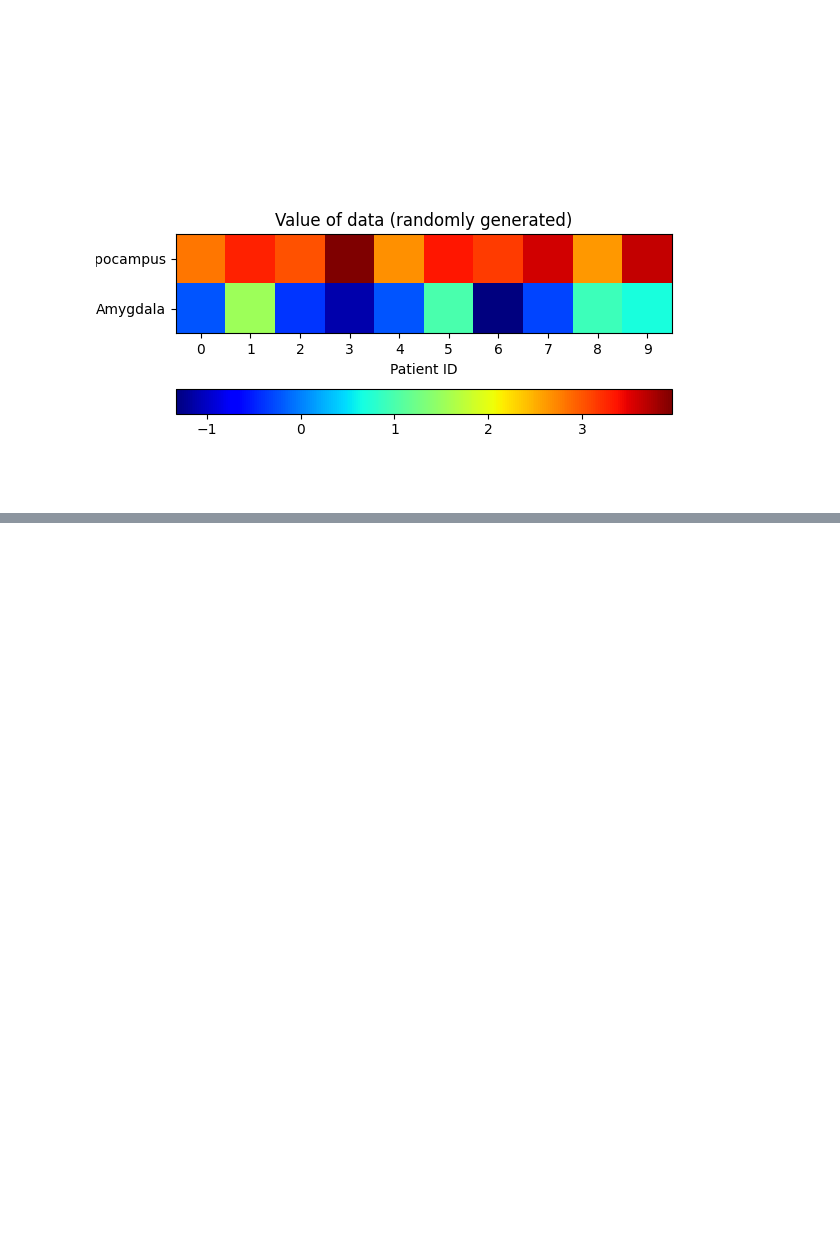
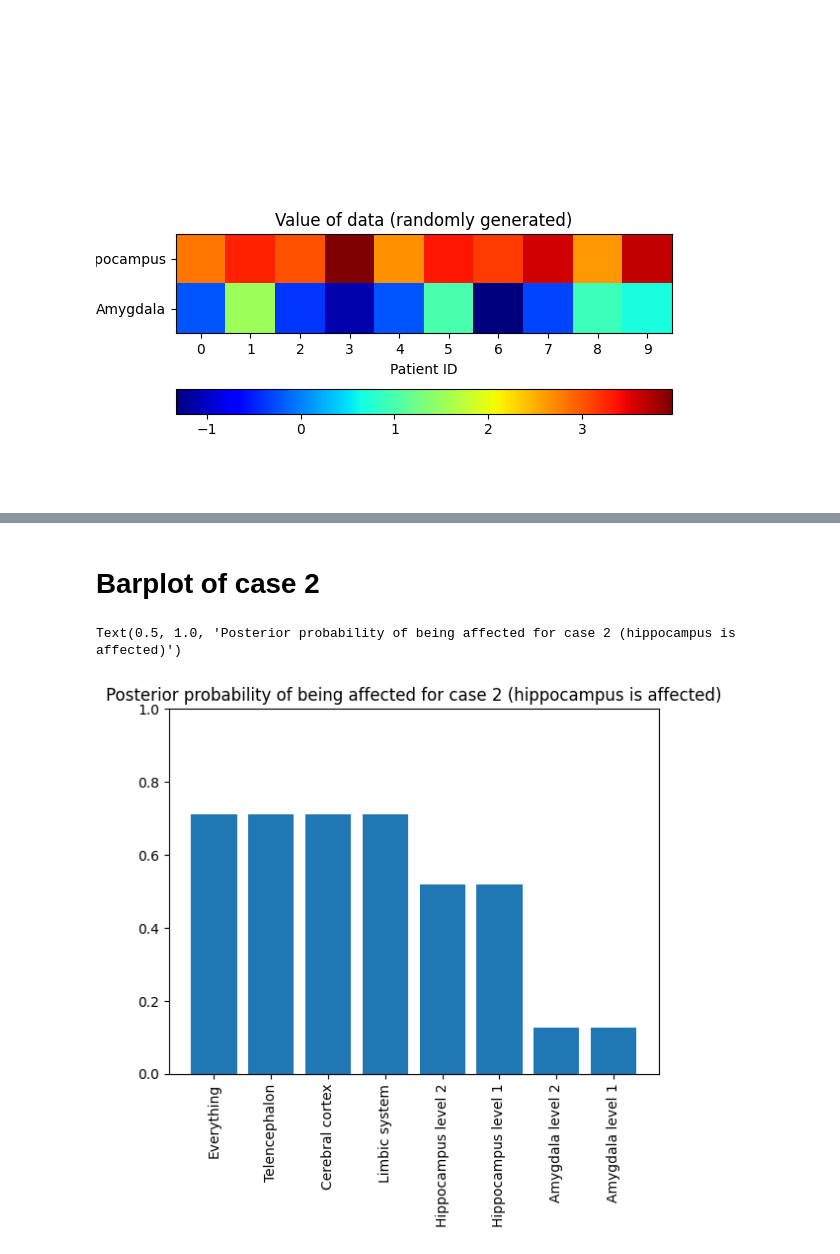
Before and after one commit to paige-lee/ontology_fwer, a Jupyter notebook: Code for real data/Drawing_Brain_Structures.ipynb, the cells around one changed output, grey strips where cells are left out. Cells and saved outputs as stored; diff of their text form; code cells hidden in the pictures; blank space fills up the shorter version.

```diff
--- a/Code for real data/Drawing_Brain_Structures.ipynb
+++ b/Code for real data/Drawing_Brain_Structures.ipynb
@@ -297,0 +326,19 @@ Text(0.5, 1.0, 'Value of data (randomly generated)')
+# %% [markdown]
+# Barplot of case 2
+# %%
+import numpy as np
+import matplotlib.pyplot as plt
+
+data = np.array([0.7119158910094903, 0.7119158910094903, 0.7119158910094903, 0.7119158910094903, 0.5180468573519893,
+        0.5180468573519893, 0.12707237798942403, 0.12707237798942403])
+names = ["Everything", "Telencephalon", "Cerebral cortex", "Limbic system", "Hippocampus level 2",
+         "Hippocampus level 1", "Amygdala level 2", "Amygdala level 1"]
+
+plt.figure(2)
+plt.bar(names, data)
+plt.xticks(rotation = 90)
+plt.ylim(0, 1)
+plt.title("Posterior probability of being affected for case 2 (hippocampus is affected)")
+# %% [output]
+Text(0.5, 1.0, 'Posterior probability of being affected for case 2 (hippocampus is affected)')
+[figure, added]
```
Also changed, not shown: parts of 3 cells of this notebook.
